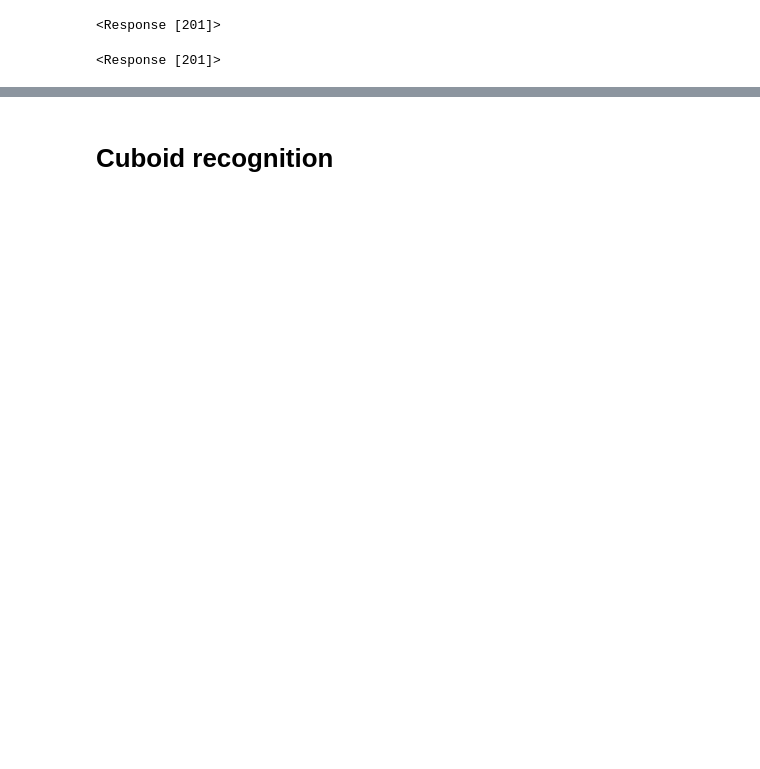
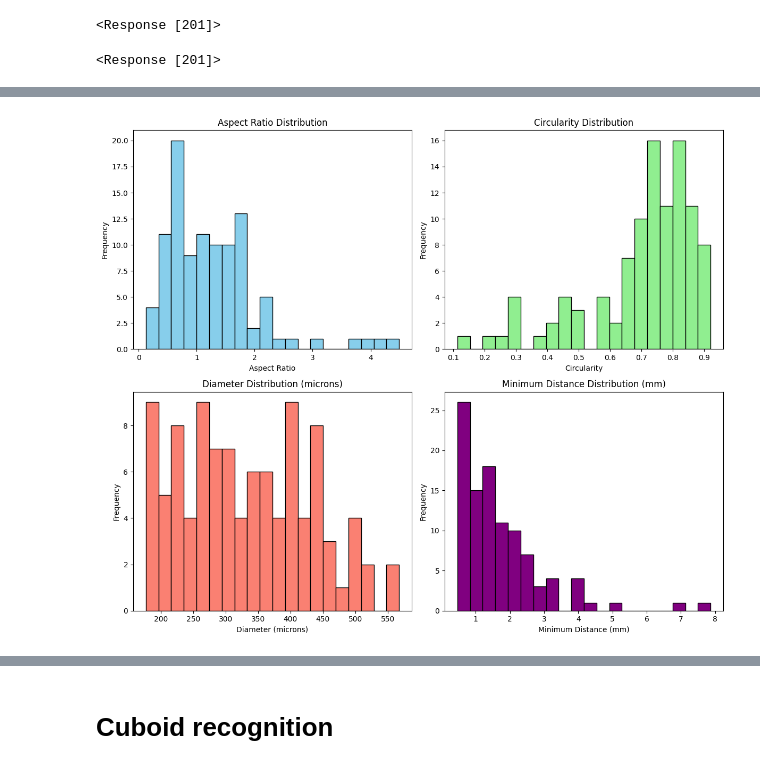
Before and after one commit to steiva/ot2-microtissue-manipulator, a Jupyter notebook: notebooks/calibration_test.ipynb, the cells around one changed output, grey strips where cells are left out. Drawn from its saved outputs; the diff is of its cells as text; code cells hidden in the pictures; blank space fills up the shorter version.

```diff
--- a/notebooks/calibration_test.ipynb
+++ b/notebooks/calibration_test.ipynb
@@ -4794,3 +5405,7 @@ fsm.cr.cuboid_df
+# %%
+# Difference (rows in df_full not in df_part)
+df_diff = pd.concat([fsm.cr.cuboid_df[fsm.cr.cuboid_df.columns[1:]], fsm.pickable_cuboids[fsm.pickable_cuboids.columns[1:-1]]]).drop_duplicates(keep=False)
+df_diff
 # %%
 import matplotlib.pyplot as plt
 
@@ -4832,0 +5444,32 @@ openapi.move_relative('x', -20)
+# %%
+fig, axes = plt.subplots(2, 2, figsize=(12, 10))
+
+# Plot histogram of aspect ratio
+axes[0, 0].hist(df_diff['aspect_ratio'], bins=20, color='skyblue', edgecolor='black')
+axes[0, 0].set_title('Aspect Ratio Distribution')
+axes[0, 0].set_xlabel('Aspect Ratio')
+axes[0, 0].set_ylabel('Frequency')
+
+# Plot histogram of circularity
+axes[0, 1].hist(df_diff['circularity'], bins=20, color='lightgreen', edgecolor='black')
+axes[0, 1].set_title('Circularity Distribution')
+axes[0, 1].set_xlabel('Circularity')
+axes[0, 1].set_ylabel('Frequency')
+
+# Plot histogram of diameter in microns
+axes[1, 0].hist(df_diff['diameter_microns'], bins=20, color='salmon', edgecolor='black')
+axes[1, 0].set_title('Diameter Distribution (microns)')
+axes[1, 0].set_xlabel('Diameter (microns)')
+axes[1, 0].set_ylabel('Frequency')
+
+# Plot histogram of minimum distance in mm
+axes[1, 1].hist(df_diff['min_dist_mm'], bins=20, color='purple', edgecolor='black')
+axes[1, 1].set_title('Minimum Distance Distribution (mm)')
+axes[1, 1].set_xlabel('Minimum Distance (mm)')
+axes[1, 1].set_ylabel('Frequency')
+
+# Adjust layout
+plt.tight_layout()
+plt.show()
+# %% [output]
+[figure, added]
```
Also changed, not shown: parts of 109 cells of this notebook, 2 other files.
